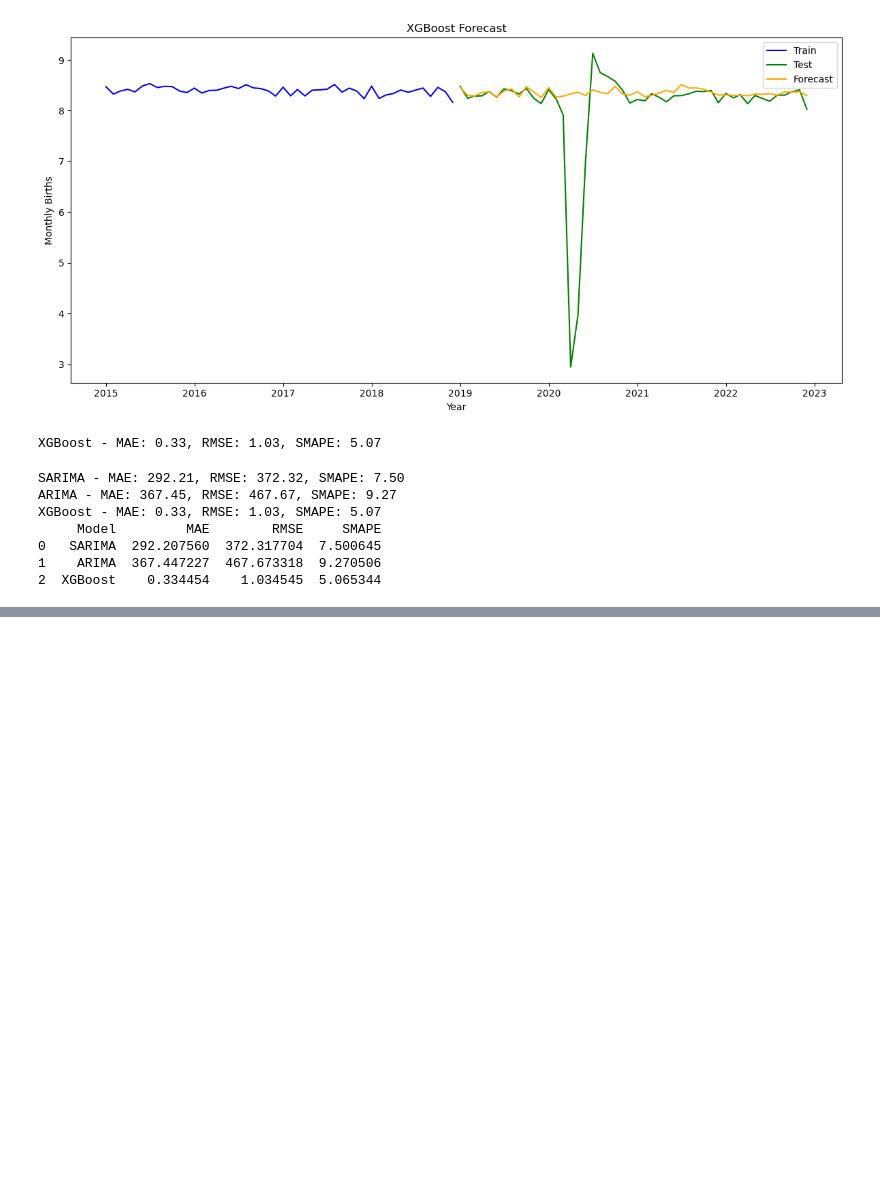
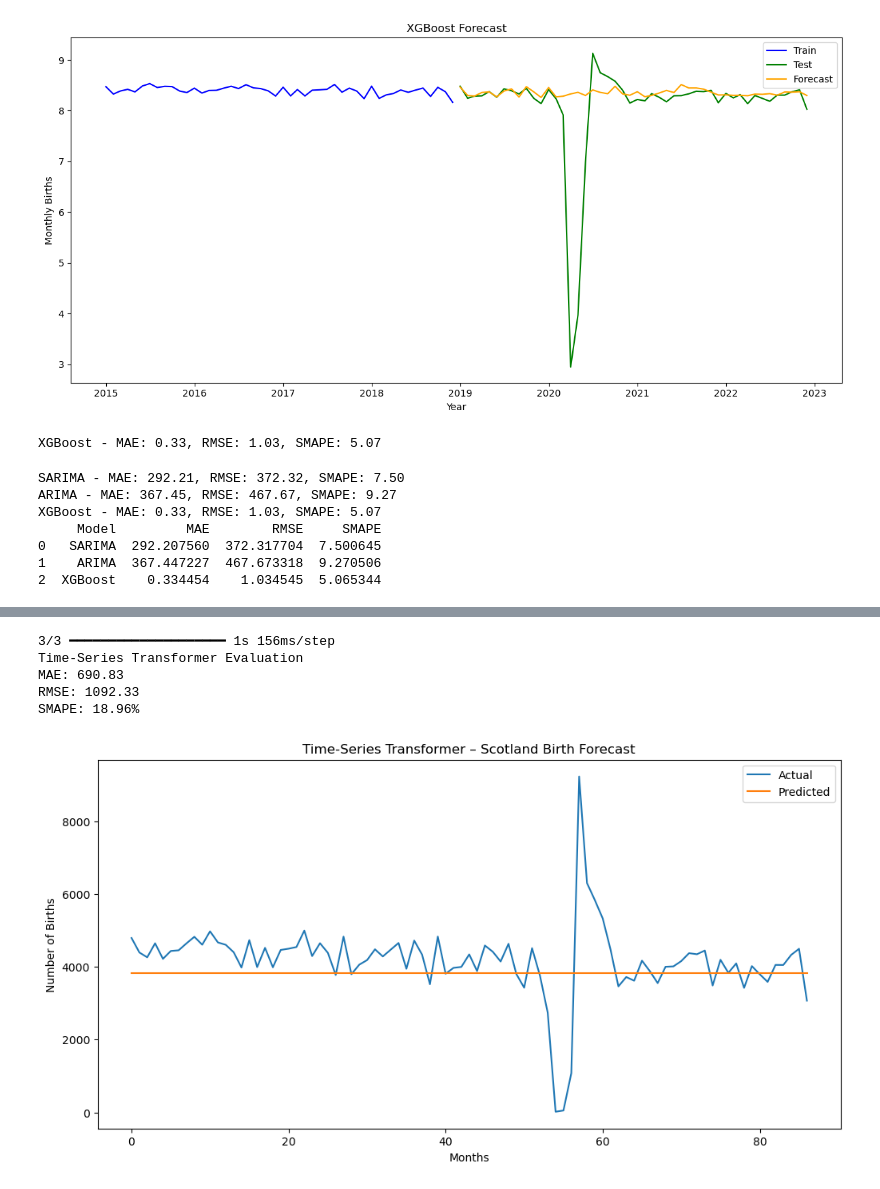
Before and after one commit to danisharain12/Scotland-Birth-rate-Forecasting-, a Jupyter notebook: Scotland’s Monthly Birth Rate Forecasting.ipynb, the cells around one changed output, grey strips where cells are left out. Cells and saved outputs as stored; diff of their text form; code cells hidden in the pictures; blank space fills up the shorter version.

```diff
--- a/Scotland’s Monthly Birth Rate Forecasting.ipynb
+++ b/Scotland’s Monthly Birth Rate Forecasting.ipynb
@@ -334,0 +594,43 @@ XGBoost - MAE: 0.33, RMSE: 1.03, SMAPE: 5.07
+# %%
+def positional_encoding(seq_len, d_model):
+    angle_rads = np.arange(seq_len)[:, np.newaxis] / np.power(10000, (2 * (np.arange(d_model)[np.newaxis, :] // 2)) / np.float32(d_model))
+    pos_encoding = np.zeros_like(angle_rads)
+    pos_encoding[:, 0::2] = np.sin(angle_rads[:, 0::2])
+    pos_encoding[:, 1::2] = np.cos(angle_rads[:, 1::2])
+    return tf.cast(pos_encoding[np.newaxis, ...], dtype=tf.float32)
+
+def transformer_encoder(inputs, head_size=64, num_heads=2, ff_dim=128, dropout=0.1):
+    x = layers.MultiHeadAttention(num_heads=num_heads, key_dim=head_size)(inputs, inputs)
+    x = layers.Dropout(dropout)(x)
+    x = layers.LayerNormalization(epsilon=1e-6)(x + inputs)
+
+    x_ff = layers.Dense(ff_dim, activation="relu")(x)
+    x_ff = layers.Dense(inputs.shape[-1])(x_ff)
+    x = layers.Dropout(dropout)(x_ff)
+    return layers.LayerNormalization(epsilon=1e-6)(x + x_ff)
+
+def build_transformer_model(input_shape, num_layers=2, head_size=64, num_heads=2, ff_dim=128, dropout=0.1):
+    inputs = tf.keras.Input(shape=input_shape)
+
+    # Positional Encoding
+    pos_enc = positional_encoding(input_shape[0], input_shape[1])
+    x = inputs + pos_enc
+
+    for _ in range(num_layers):
+        x = transformer_encoder(x, head_size, num_heads, ff_dim, dropout)
+
+    x = layers.GlobalAveragePooling1D()(x)
+    outputs = layers.Dense(1)(x)
+
+    model = tf.keras.Model(inputs, outputs)
+    model.compile(optimizer='adam', loss='mse')
+    return model
+
+# Define model
+input_shape = (X_train.shape[1], X_train.shape[2])
+transformer_model = build_transformer_model(input_shape)
+
+early_stop = tf.keras.callbacks.EarlyStopping(monitor='val_loss', patience=10, restore_best_weights=True)
+
+# Train
+history = transformer_model.fit(X_train, y_train,validation_data=(X_val, y_val),epochs=100,batch_size=8,callbacks=[early_stop],verbose=1)
@@ -334,0 +655,9 @@ XGBoost - MAE: 0.33, RMSE: 1.03, SMAPE: 5.07
+# %%
+evaluate_and_plot(transformer_model, X_val, y_val, "Time-Series Transformer")
+# %% [output]
+3/3 ━━━━━━━━━━━━━━━━━━━━ 1s 156ms/step
+Time-Series Transformer Evaluation
+MAE: 690.83
+RMSE: 1092.33
+SMAPE: 18.96%
+[figure, added]
```
Also changed, not shown: parts of 27 cells of this notebook.
